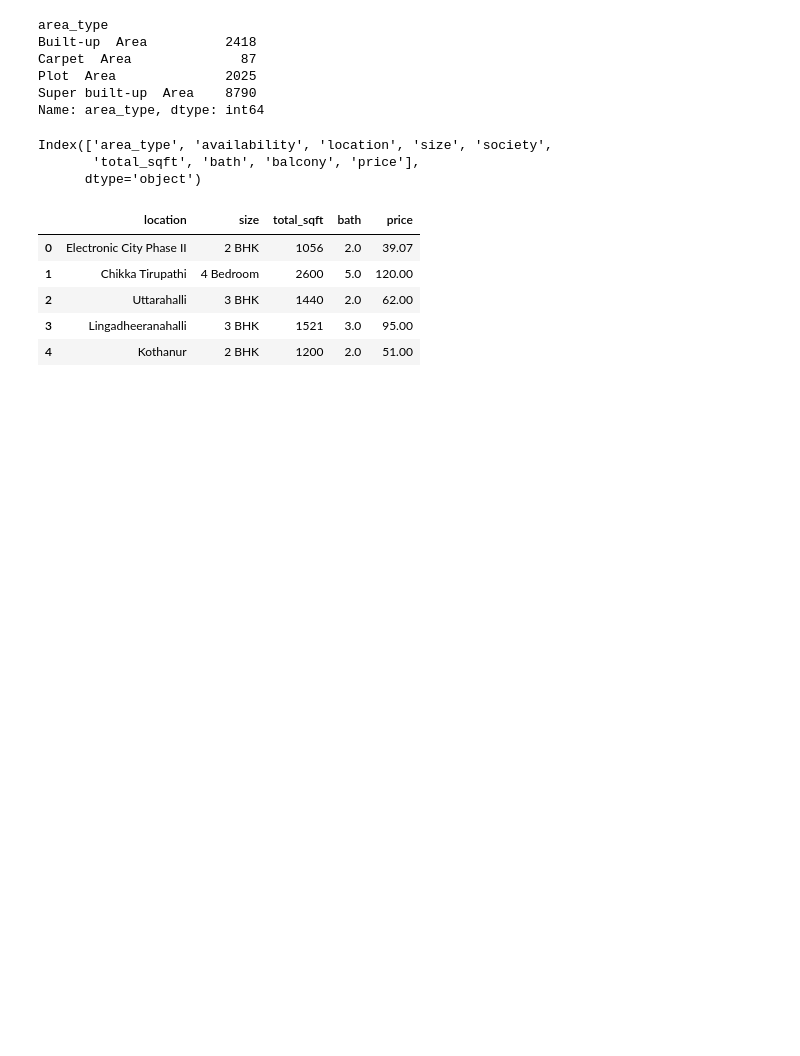
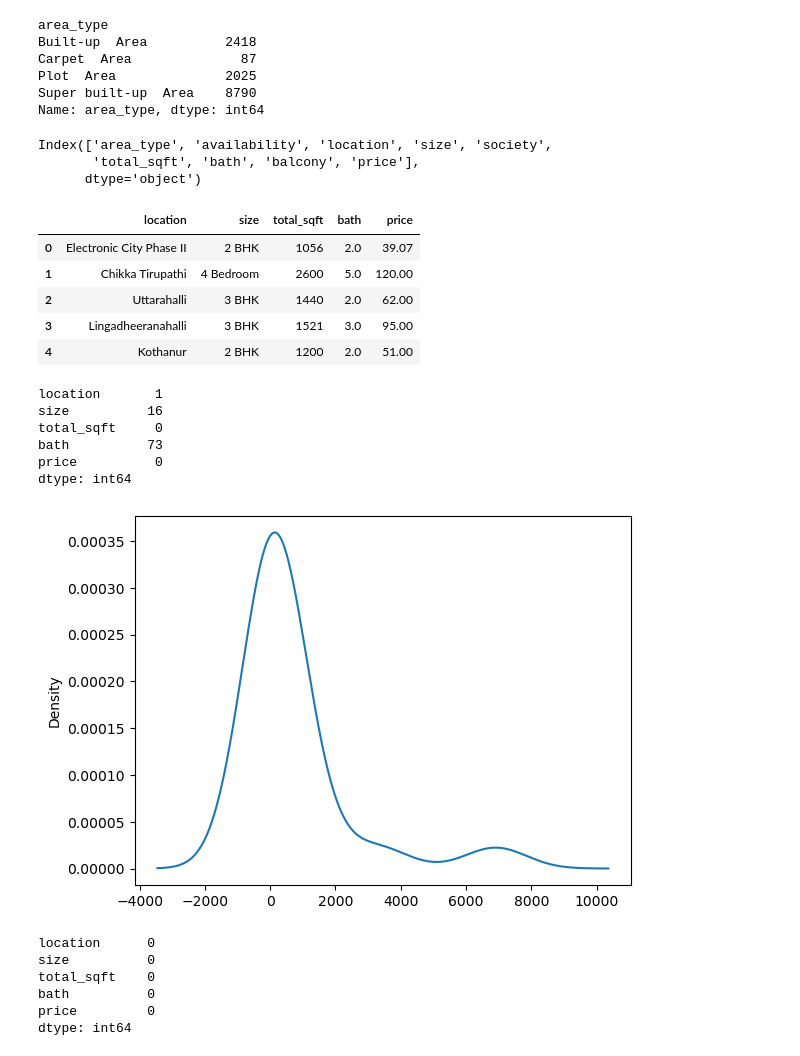
Before and after one commit to dilliram-code/Project-Real-Estate-Price-Prediction, a Jupyter notebook: bengaluru_house_price.ipynb, the cells around one changed output. Saved outputs shown, nothing was run; the diff lists cells and outputs as text; code cells hidden in the pictures; blank space fills up the shorter version.

Commit message:
drop the null values from the dataset

```diff
--- a/bengaluru_house_price.ipynb
+++ b/bengaluru_house_price.ipynb
@@ -108,3 +108,19 @@ df.head()
 | 2 | Uttarahalli | 3 BHK | 1440 | 2.0 | 62.00 |
 | 3 | Lingadheeranahalli | 3 BHK | 1521 | 3.0 | 95.00 |
 | 4 | Kothanur | 2 BHK | 1200 | 2.0 | 51.00 |
+# %%
+# handle the missing values
+
+df.isnull().sum()
+# %% [output]
+location       1
+size          16
+total_sqft     0
+bath          73
+price          0
+dtype: int64
+# %%
+df['bath'].value_counts().plot(kind='kde')
+plt.show()
+# %% [output]
+[figure, added]
@@ -110,0 +132,11 @@ df.head()
+# %%
+# check the null values again
+
+df.isnull().sum()
+# %% [output]
+location      0
+size          0
+total_sqft    0
+bath          0
+price         0
+dtype: int64
```
Also changed, not shown: parts of 2 cells of this notebook.
